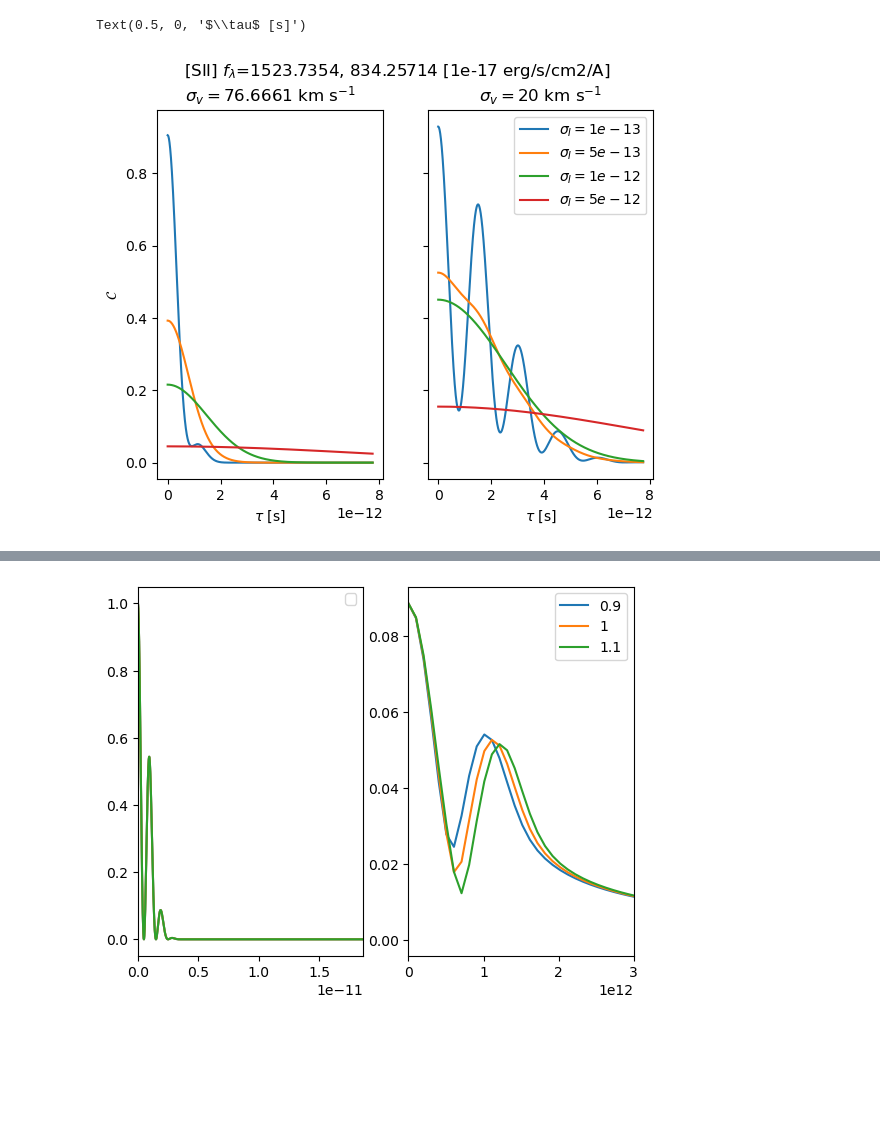
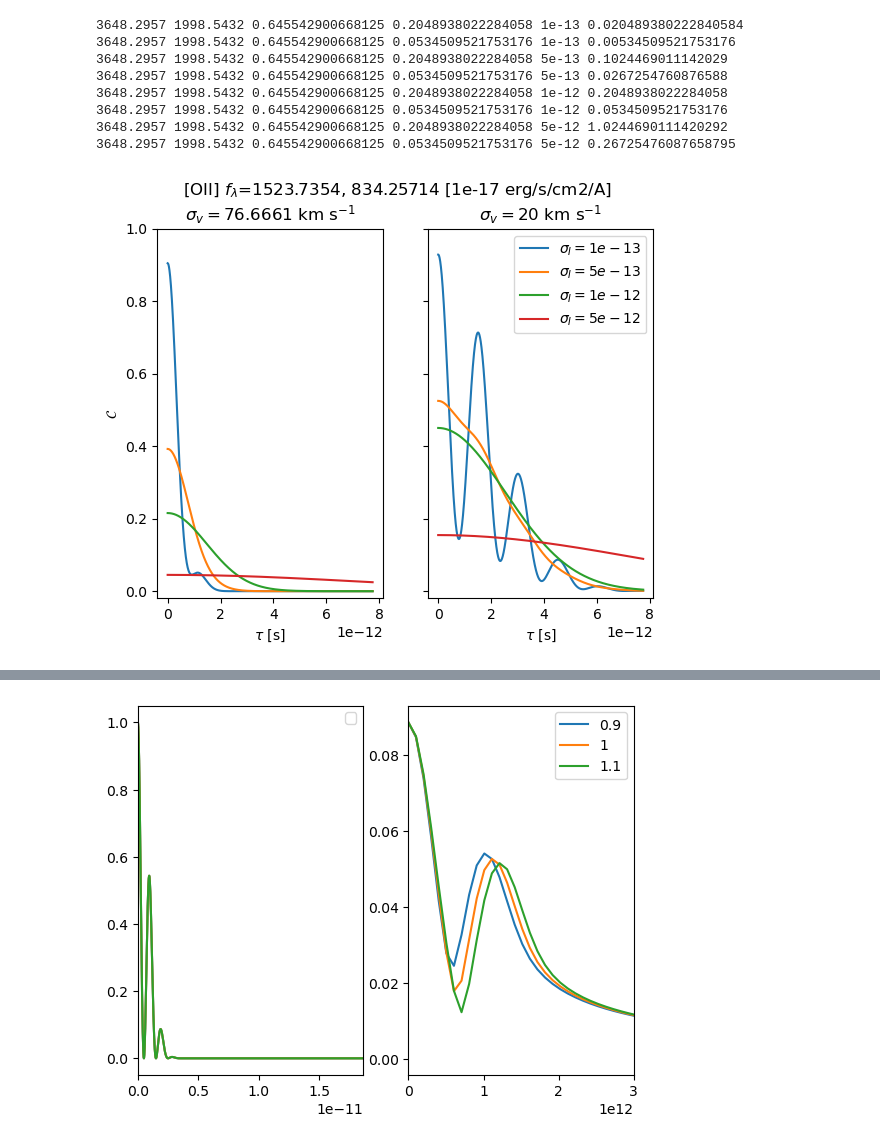
Before and after one commit to AlexGKim/OII, a Jupyter notebook: Untitled.ipynb, the cells around one changed output, grey strips where cells are left out. Drawn from its saved outputs; the diff is of its cells as text; code cells hidden in the pictures; blank space fills up the shorter version.

```diff
--- a/Untitled.ipynb
+++ b/Untitled.ipynb
@@ -82,7 +82,7 @@ def mathcalC(data,wavelengths=[4959.,5007.],si=5e-12, s_v = None):
 # %%
 fig, axs = plt.subplots(1, 2, sharey=True)
 data = [0.0018866471, 73.13354 , 73.13354, 2254.1033, 6827.6787,988.425, 2992.3325]
-for s in [1e-14,5e-14,1e-13,5e-13,1e-12]:
+for s in [5e-14,1e-13,5e-13,1e-12]:
     tau, C = mathcalC(data, [4959.,5007.],s, s_v=None)
     axs[0].plot(tau,C,label=r'$\sigma_I={}$'.format(s))
     tau, C = mathcalC(data, [4959.,5007.],s, s_v=20)
@@ -94,4 +94,8 @@ axs[0].set_xlabel(r"$\tau$ [s]")
 axs[0].set_title(r'$\sigma_v={}$ km s$^{{-1}}$'.format(data[1]))
 axs[1].set_title(r'$\sigma_v=20$ km s$^{-1}$')
 axs[1].set_xlabel(r"$\tau$ [s]")
+axs[1].set_xlabel(r"$\tau$ [s]")
+axs[0].set_ylim((-0.02,1))
+axs[1].set_ylim((-0.02,1))
+plt.savefig("OIII.pdf")
 # %% [output]
@@ -100,21 +111,31 @@ Text(0.5, 0, '$\\tau$ [s]')
 # %%
 fig, axs = plt.subplots(1, 2, sharey=True)
 data = [0.003418644 , 76.6661 , 76.6661 , 3648.2957 , 1998.5432 , 1523.7354 , 834.25714]
 for s in [1e-13,5e-13,1e-12,5e-12]:
     tau, C = mathcalC(data, [3726., 3729.],s, s_v=None)
     axs[0].plot(tau,C,label=r'$\sigma_I={}$'.format(s))
     tau, C = mathcalC(data, [3726., 3729.],s, s_v=20)
     axs[1].plot(tau,C,label=r'$\sigma_I={}$'.format(s))
 plt.legend()
-fig.suptitle('[SII] $f_\lambda$={}, {} [1e-17 erg/s/cm2/A]'.format(data[5],data[6]))
+fig.suptitle('[OII] $f_\lambda$={}, {} [1e-17 erg/s/cm2/A]'.format(data[5],data[6]))
 axs[0].set_ylabel(r"$\mathcal{C}$")
 axs[0].set_xlabel(r"$\tau$ [s]")
 axs[0].set_title(r'$\sigma_v={}$ km s$^{{-1}}$'.format(data[1]))
 axs[1].set_title(r'$\sigma_v=20$ km s$^{-1}$')
 axs[1].set_xlabel(r"$\tau$ [s]")
+axs[0].set_ylim((-0.02,1))
+axs[1].set_ylim((-0.02,1))
+plt.savefig("OII.pdf")
 # %% [output]
-Text(0.5, 0, '$\\tau$ [s]')
+3648.2957 1998.5432 0.645542900668125 0.2048938022284058 1e-13 0.020489380222840584
+3648.2957 1998.5432 0.645542900668125 0.0534509521753176 1e-13 0.00534509521753176
+3648.2957 1998.5432 0.645542900668125 0.2048938022284058 5e-13 0.1024469011142029
+3648.2957 1998.5432 0.645542900668125 0.0534509521753176 5e-13 0.0267254760876588
+3648.2957 1998.5432 0.645542900668125 0.2048938022284058 1e-12 0.2048938022284058
+3648.2957 1998.5432 0.645542900668125 0.0534509521753176 1e-12 0.0534509521753176
+3648.2957 1998.5432 0.645542900668125 0.2048938022284058 5e-12 1.0244690111420292
+3648.2957 1998.5432 0.645542900668125 0.0534509521753176 5e-12 0.26725476087658795
-[figure, old version]
+[figure, new version]
 # %%
 fig, axs = plt.subplots(1, 2, sharey=True)
 data = [0.003418644 , 76.6661 , 76.6661 , 1356.2085 , 1018.0096, 314.1677, 235.33286]
```
Also changed, not shown: parts of 5 cells of this notebook.
